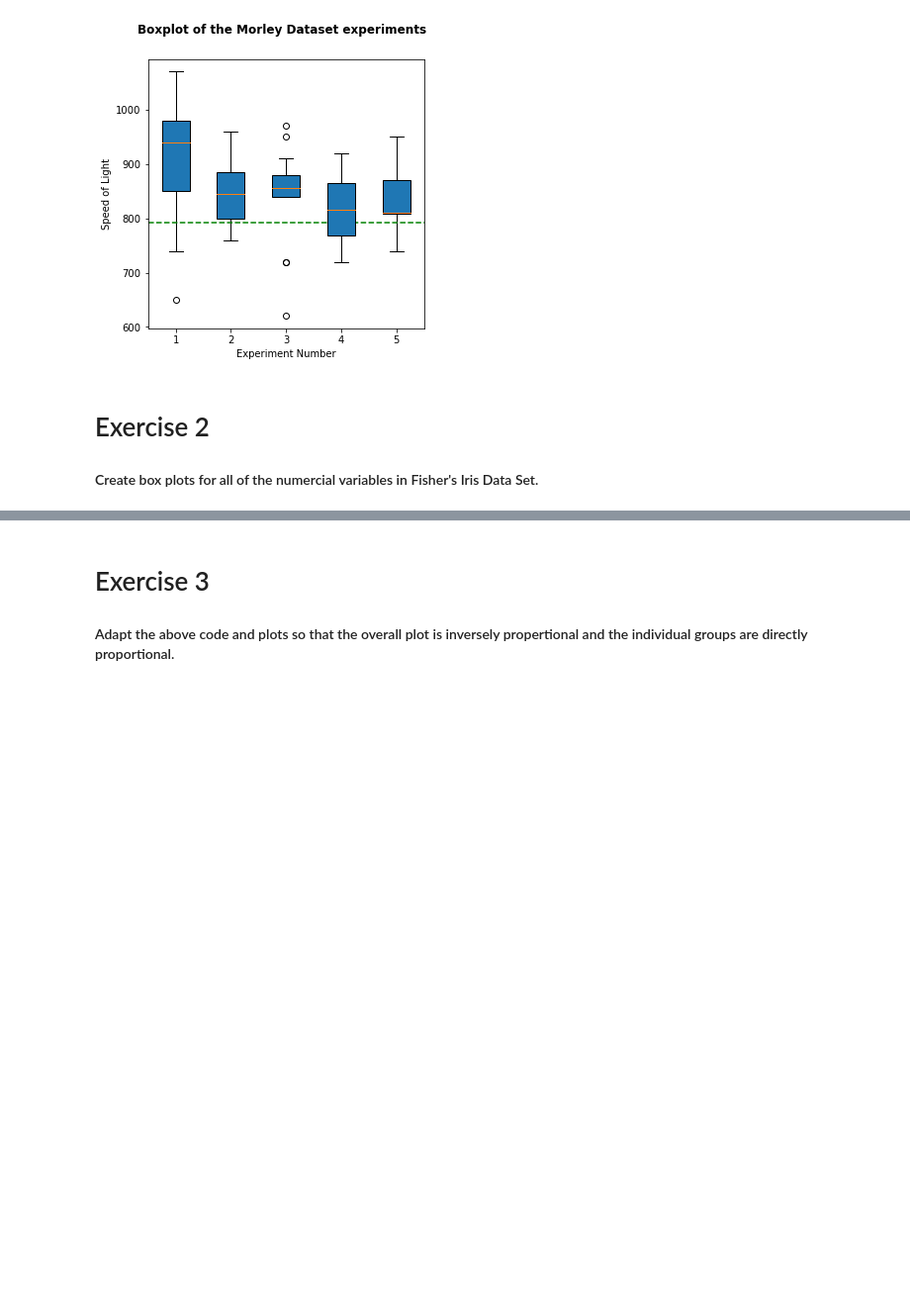
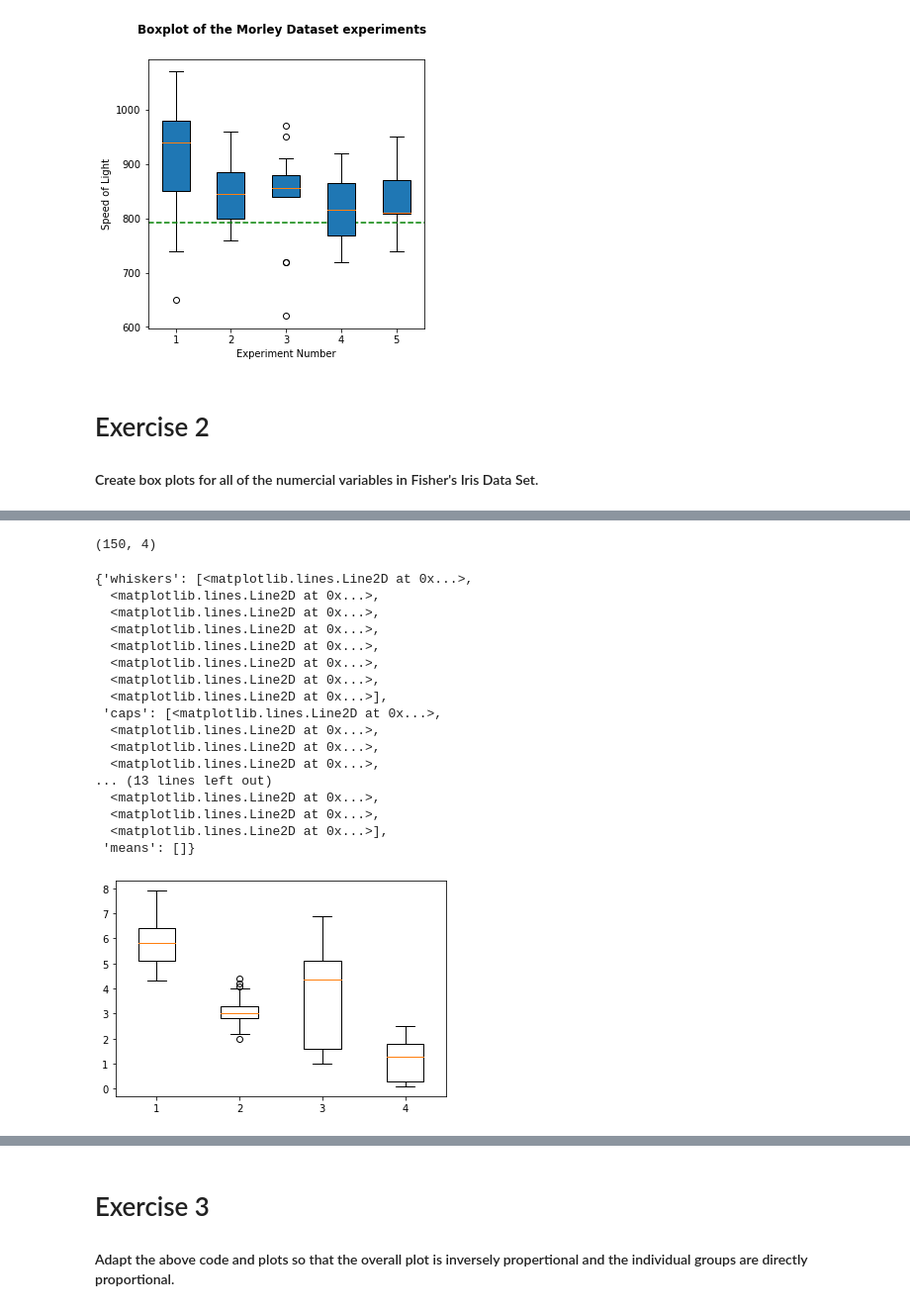
Before and after one commit to AndrewShanahan/fundata-assessment, a Jupyter notebook: Practicles/Topic 4 Outliers.ipynb, the cells around one changed output, grey strips where cells are left out. Shown at 99% size. Drawn from its saved outputs; the diff is of its cells as text; code cells hidden in the pictures; blank space fills up the shorter version.

```diff
--- a/Practicles/Topic 4 Outliers.ipynb
+++ b/Practicles/Topic 4 Outliers.ipynb
@@ -28,8 +28,9 @@ import pandas as pd
 # Iris dataset URL:
 irisurl="https://archive.ics.uci.edu/ml/machine-learning-databases/iris/iris.data"
 
-# Importing
-irisDF = pd.read_csv(irisurl)
+# Importing iris dataset and giving names to columns
+col=['sepal_length','sepal_width','petal_length','petal_width','species']
+irisDF = pd.read_csv(irisurl,names=col)
 
 # Dataset URL. Please note that this CSV file is compressed due to its size
 #url="http://data.insideairbnb.com/ireland/leinster/dublin/2022-09-11/data/listings.csv.gz"
@@ -104,0 +123,4 @@ plt.show()
+# %%
+# drop non numerical columns: in this dataset; Species
+
+irisDF = irisDF.drop('species', axis=1)
@@ -104,0 +138,27 @@ plt.show()
+# %%
+print (irisDF.shape)
+# %% [output]
+(150, 4)
+# %%
+# This will give a boxplot for the full irisDF
+
+plt.boxplot(irisDF)
+# %% [output]
+{'whiskers': [<matplotlib.lines.Line2D at 0x...>,
+  <matplotlib.lines.Line2D at 0x...>,
+  <matplotlib.lines.Line2D at 0x...>,
+  <matplotlib.lines.Line2D at 0x...>,
+  <matplotlib.lines.Line2D at 0x...>,
+  <matplotlib.lines.Line2D at 0x...>,
+  <matplotlib.lines.Line2D at 0x...>,
+  <matplotlib.lines.Line2D at 0x...>],
+ 'caps': [<matplotlib.lines.Line2D at 0x...>,
+  <matplotlib.lines.Line2D at 0x...>,
+  <matplotlib.lines.Line2D at 0x...>,
+  <matplotlib.lines.Line2D at 0x...>,
+... (13 lines left out)
+  <matplotlib.lines.Line2D at 0x...>,
+  <matplotlib.lines.Line2D at 0x...>,
+  <matplotlib.lines.Line2D at 0x...>],
+ 'means': []}
+[figure, added]
```
Also changed, not shown: parts of 4 cells of this notebook, 1 other file.
